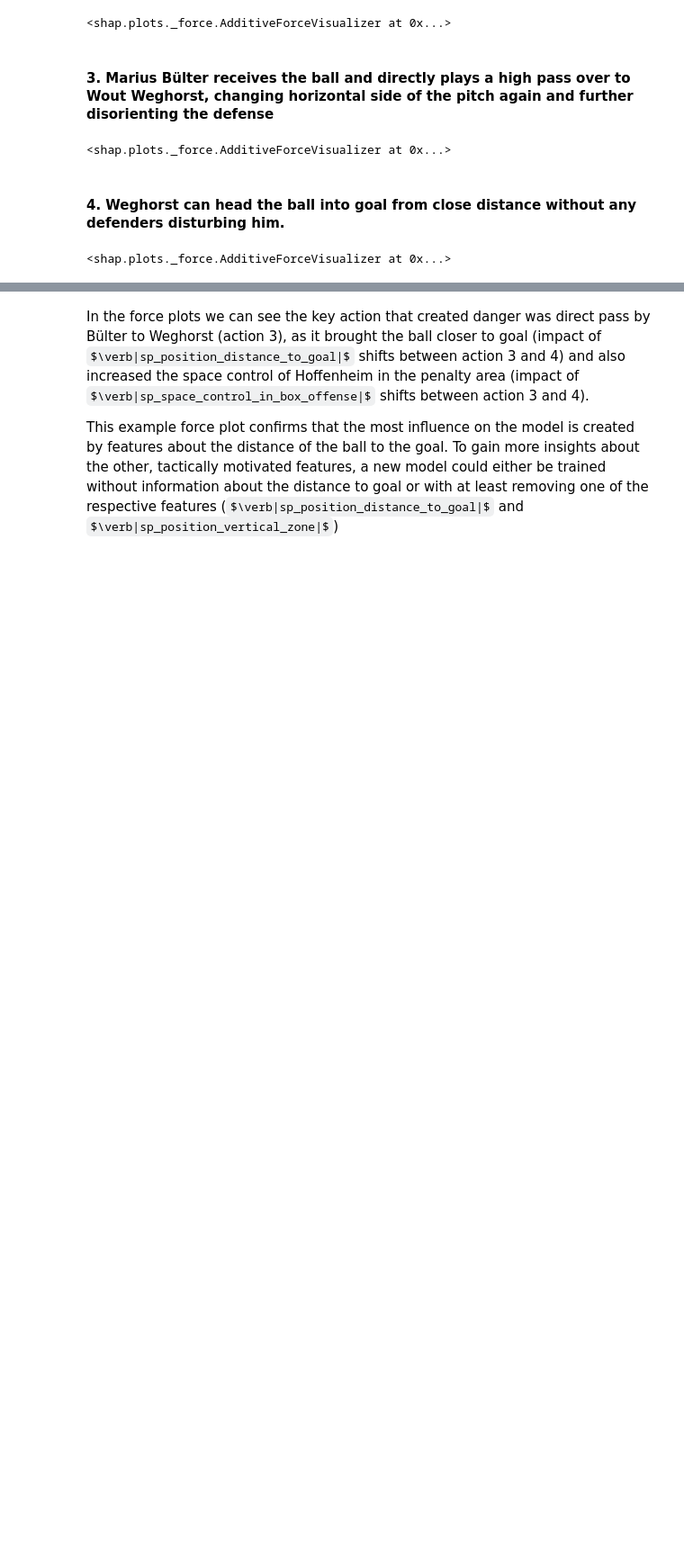
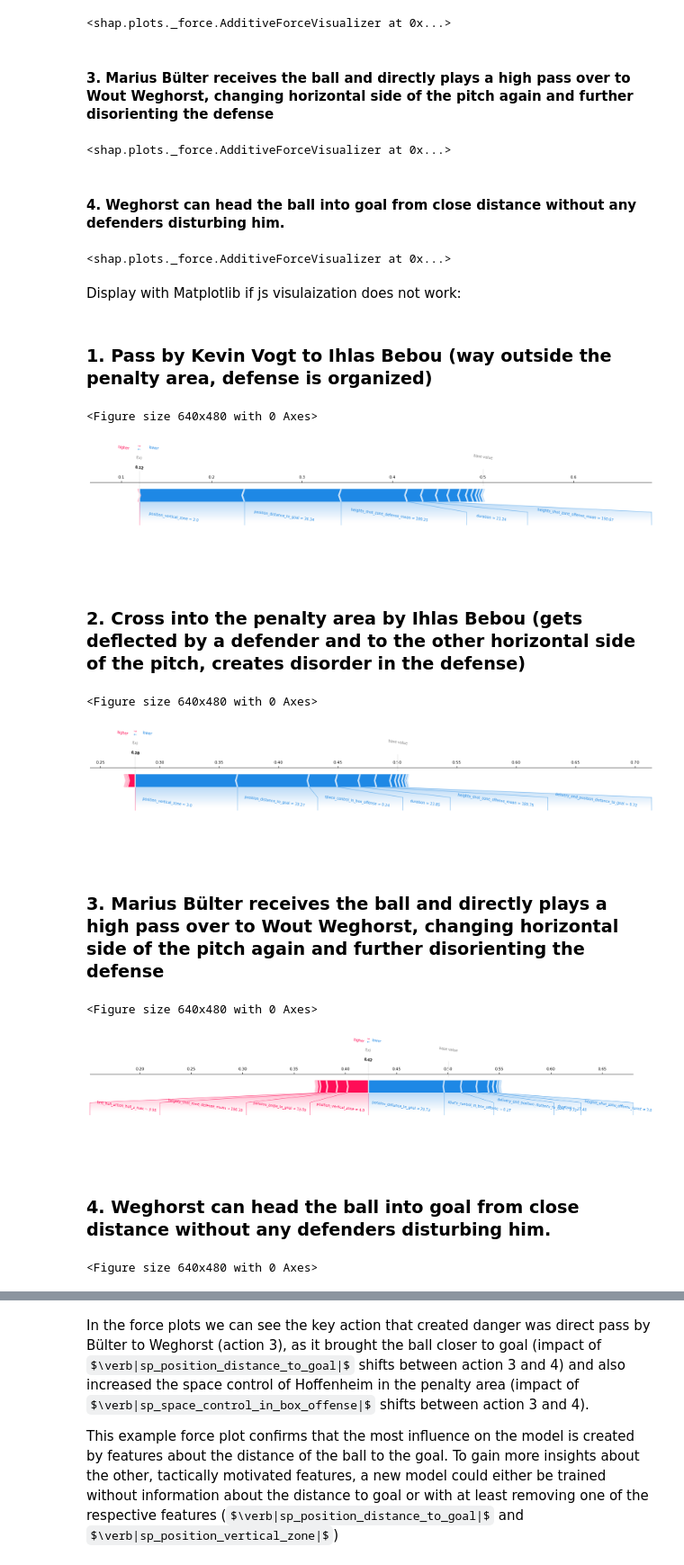
Before and after one commit to mayerdominik/master_thesis, a Jupyter notebook: model_training.ipynb, the cells around one changed output, grey strips where cells are left out. Shown at 90% size. Saved outputs shown, nothing was run; the diff lists cells and outputs as text; code cells hidden in the pictures; some formulas as TeX source; blank space fills up the shorter version.

Commit message:
Final Version Notebook and html export

```diff
--- a/model_training.ipynb
+++ b/model_training.ipynb
@@ -2016,3 +2016,74 @@ for i, sample_idx in enumerate(row_numbers):
 <shap.plots._force.AdditiveForceVisualizer at 0x...>
 #### 4. Weghorst can head the ball into goal from close distance without any defenders disturbing him.
 <shap.plots._force.AdditiveForceVisualizer at 0x...>
+# %% [markdown]
+Display with Matplotlib if js visulaization does not work:
+# %%
+
+# Create renamed and rounded version of the sample
+
+descriptions = [
+    "1. Pass by Kevin Vogt to Ihlas Bebou (way outside the penalty area, defense is organized)",
+    "2. Cross into the penalty area by Ihlas Bebou (gets deflected by a defender and to the other horizontal side of the pitch, creates disorder in the defense)",
+    "3. Marius Bülter receives the ball and directly plays a high pass over to Wout Weghorst, changing horizontal side of the pitch again and further disorienting the defense",
+    "4. Weghorst can head the ball into goal from close distance without any defenders disturbing him."
+]
+
+def clean_sample(sample_series):
+    sample_clean = sample_series.copy()
+    sample_clean.index = [name.replace("sp_", "") for name in sample_clean.index]
+    sample_clean = sample_clean.round(2)
+    return sample_clean
+
+for i, sample_idx in enumerate(row_numbers):
+    sample = X_test_top15.iloc[sample_idx]
+    sample_clean = clean_sample(sample)
+
+    shap_values_sample = shap_values_rf[sample_idx]
+
+    # Align SHAP values to cleaned features
+    shap_values_clean = shap.Explanation(
+        values=shap_values_sample.values,
+        base_values=shap_values_sample.base_values,
+        data=sample_clean.values,
+        feature_names=sample_clean.index.tolist()
+    )
+
+    # Generate and save the force plot
+    fig = plt.figure()
+    shap.force_plot(
+        shap_values_clean.base_values,
+        shap_values_clean.values,
+        shap_values_clean.data,
+        feature_names=shap_values_clean.feature_names,
+        matplotlib=True,
+        show=False  # Don't auto-render
+    )
+
+    # Reduce font size for all text elements
+    for text in plt.gca().texts:
+        text.set_fontsize(7)  # Adjust as needed
+        text.set_rotation(-8)
+        # text.set_horizontalalignment('left')  # Align text to the left from its anchor point
+        # text.set_verticalalignment('center')
+
+    # plt.title(descriptions[i], fontsize=8, fontweight="bold")
+    plt.savefig(f"shap_force_plot_{i+1}.png", bbox_inches='tight')
+
+    display(Markdown(f'### {descriptions[i]}'))
+    # Show the figure
+    plt.show()
+
+    plt.close()
+# %% [output]
+### 1. Pass by Kevin Vogt to Ihlas Bebou (way outside the penalty area, defense is organized)
+<Figure size 640x480 with 0 Axes>
+[figure, added]
+### 2. Cross into the penalty area by Ihlas Bebou (gets deflected by a defender and to the other horizontal side of the pitch, creates disorder in the defense)
+<Figure size 640x480 with 0 Axes>
+[figure, added]
+### 3. Marius Bülter receives the ball and directly plays a high pass over to Wout Weghorst, changing horizontal side of the pitch again and further disorienting the defense
+<Figure size 640x480 with 0 Axes>
+[figure, added]
+### 4. Weghorst can head the ball into goal from close distance without any defenders disturbing him.
+<Figure size 640x480 with 0 Axes>
```
Also changed, not shown: parts of 1 cell of this notebook, 1 other file.
